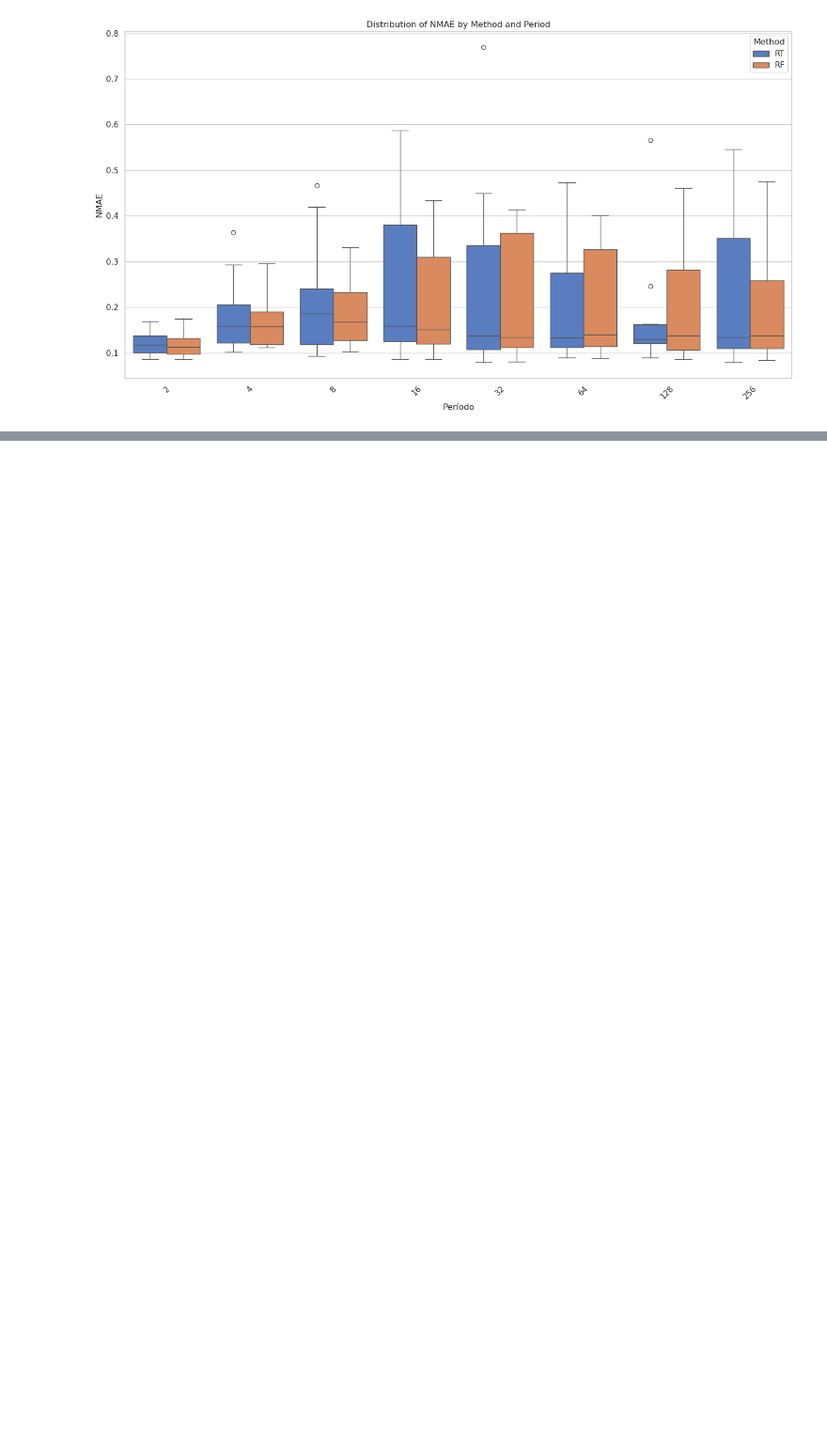
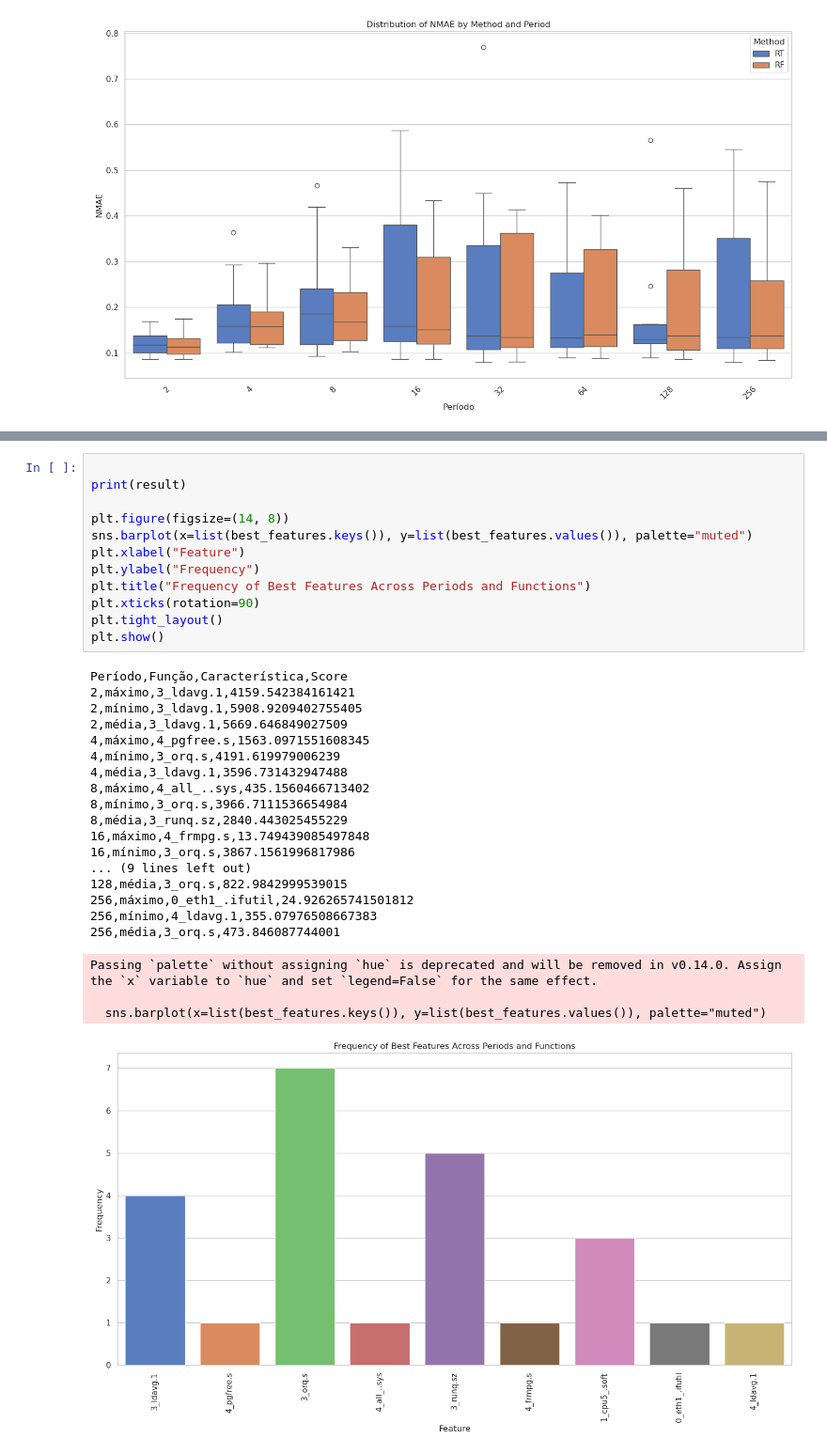
Before and after one commit to DaviVilarinho/ic-intervalo-qos, a Jupyter notebook: AnalisePeriodicidadeAgregada.ipynb, the cells around one changed output, grey strips where cells are left out. Shown at 94% size. Drawn from its saved outputs; the diff is of its cells as text; blank space fills up the shorter version.

```diff
--- a/AnalisePeriodicidadeAgregada.ipynb
+++ b/AnalisePeriodicidadeAgregada.ipynb
@@ -122,0 +182,34 @@ The `ci` parameter is deprecated. Use `errorbar='sd'` for the same effect.
+# %%
+
+print(result)
+
+plt.figure(figsize=(14, 8))
+sns.barplot(x=list(best_features.keys()), y=list(best_features.values()), palette="muted")
+plt.xlabel("Feature")
+plt.ylabel("Frequency")
+plt.title("Frequency of Best Features Across Periods and Functions")
+plt.xticks(rotation=90)
+plt.tight_layout()
+plt.show()
+# %% [output]
+Período,Função,Característica,Score
+2,máximo,3_ldavg.1,4159.542384161421
+2,mínimo,3_ldavg.1,5908.9209402755405
+2,média,3_ldavg.1,5669.646849027509
+4,máximo,4_pgfree.s,1563.0971551608345
+4,mínimo,3_orq.s,4191.619979006239
+4,média,3_ldavg.1,3596.731432947488
+8,máximo,4_all_..sys,435.1560466713402
+8,mínimo,3_orq.s,3966.7111536654984
+8,média,3_runq.sz,2840.443025455229
+16,máximo,4_frmpg.s,13.749439085497848
+16,mínimo,3_orq.s,3867.1561996817986
+... (9 lines left out)
+128,média,3_orq.s,822.9842999539015
+256,máximo,0_eth1_.ifutil,24.926265741501812
+256,mínimo,4_ldavg.1,355.07976508667383
+256,média,3_orq.s,473.846087744001
+Passing `palette` without assigning `hue` is deprecated and will be removed in v0.14.0. Assign the `x` variable to `hue` and set `legend=False` for the same effect.
+
+  sns.barplot(x=list(best_features.keys()), y=list(best_features.values()), palette="muted")
+[figure, added]
```
Also changed, not shown: parts of 3 cells of this notebook.
